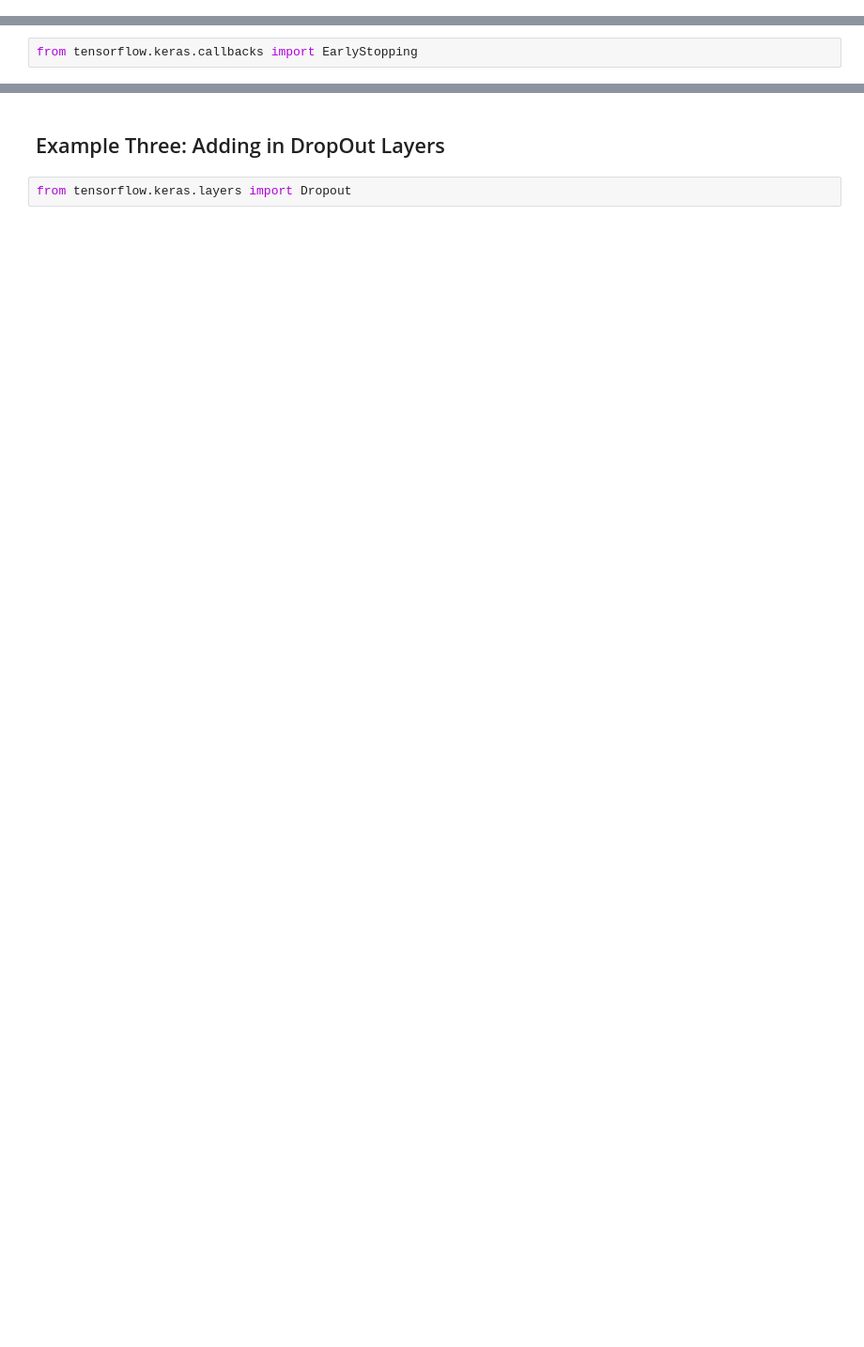
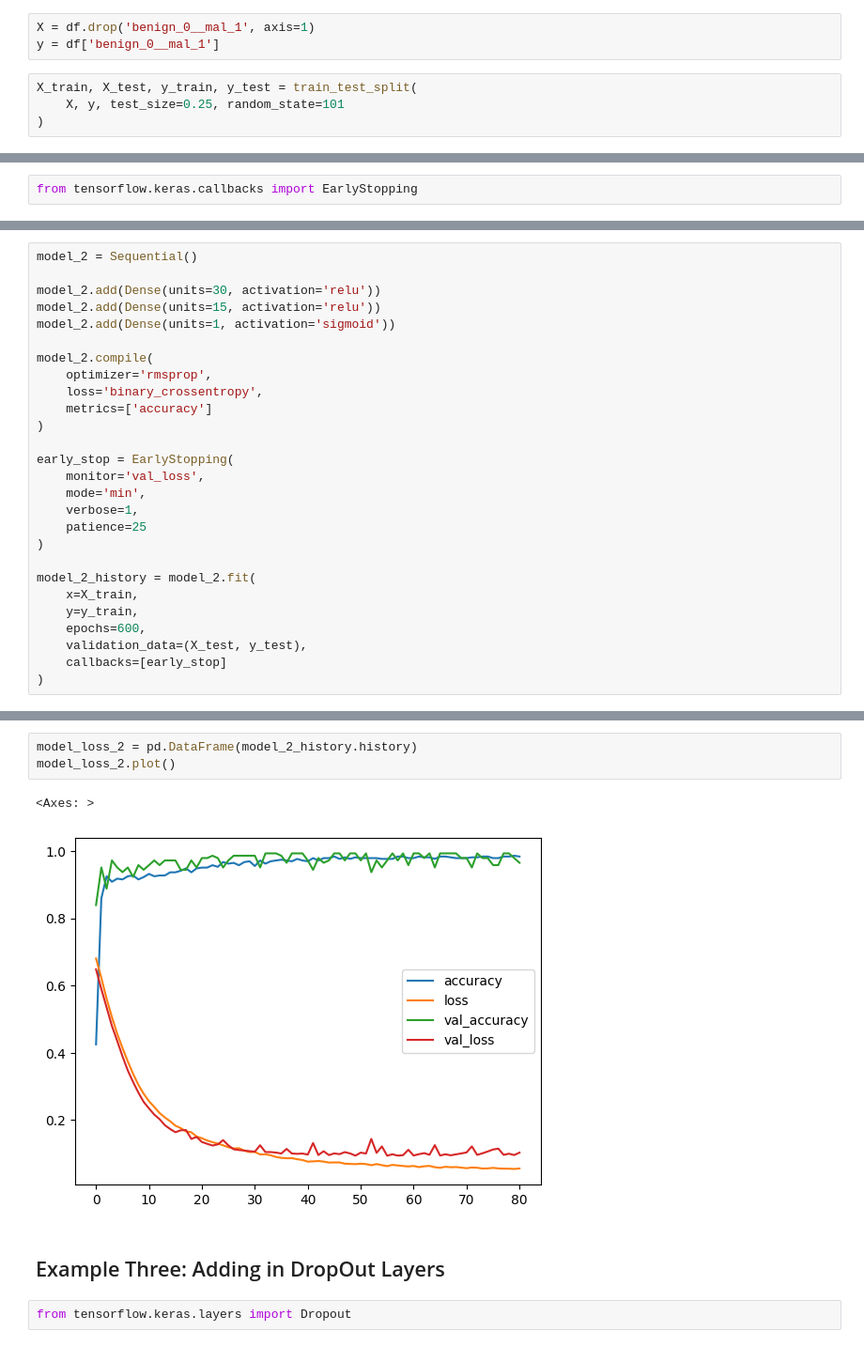
Before and after one commit to AI-jan-apr/keras-classification-task-fawziah-99, a Jupyter notebook: Keras-Classification.ipynb, the cells around one changed output, grey strips where cells are left out. Shown at 94% size. Drawn from its saved outputs; the diff is of its cells as text; blank space fills up the shorter version.

```diff
--- a/Keras-Classification.ipynb
+++ b/Keras-Classification.ipynb
@@ -161,6 +161,13 @@ plt.show()
 ## Train Test Split
 # %%
 from sklearn.model_selection import train_test_split
+# %%
+X = df.drop('benign_0__mal_1', axis=1)
+y = df['benign_0__mal_1']
+# %%
+X_train, X_test, y_train, y_test = train_test_split(
+    X, y, test_size=0.25, random_state=101
+)
 # %% [markdown]
 
 ## Scaling Data
@@ -261,0 +260,27 @@ Epoch 00063: early stopping
+# %%
+model_2 = Sequential()
+
+model_2.add(Dense(units=30, activation='relu'))
+model_2.add(Dense(units=15, activation='relu'))
+model_2.add(Dense(units=1, activation='sigmoid'))
+
+model_2.compile(
+    optimizer='rmsprop',
+    loss='binary_crossentropy',
+    metrics=['accuracy']
+)
+
+early_stop = EarlyStopping(
+    monitor='val_loss',
+    mode='min',
+    verbose=1,
+    patience=25
+)
+
+model_2_history = model_2.fit(
+    x=X_train,
+    y=y_train,
+    epochs=600,
+    validation_data=(X_test, y_test),
+    callbacks=[early_stop]
+)
@@ -262,3 +305,9 @@ Epoch 00063: early stopping
+# %%
+model_loss_2 = pd.DataFrame(model_2_history.history)
+model_loss_2.plot()
+# %% [output]
+<Axes: >
+[figure, added]
 # %% [markdown]
 ## Example Three: Adding in DropOut Layers
 # %%
```
Also changed, not shown: parts of 26 cells of this notebook, 2 other files.
